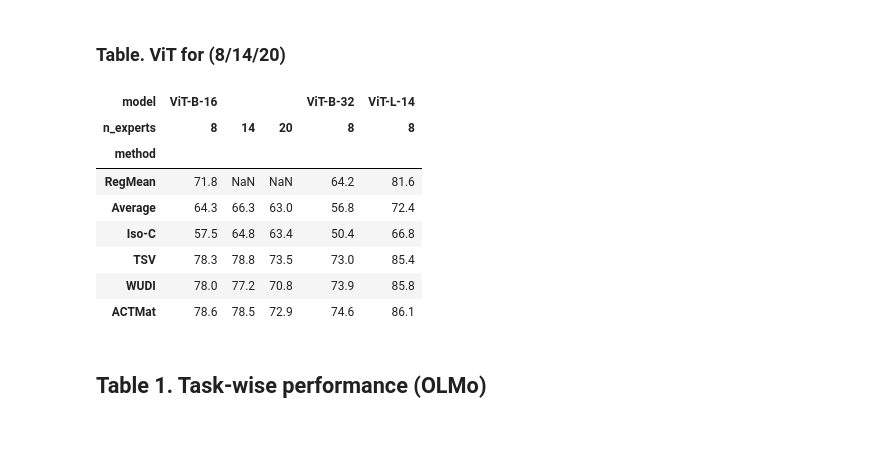
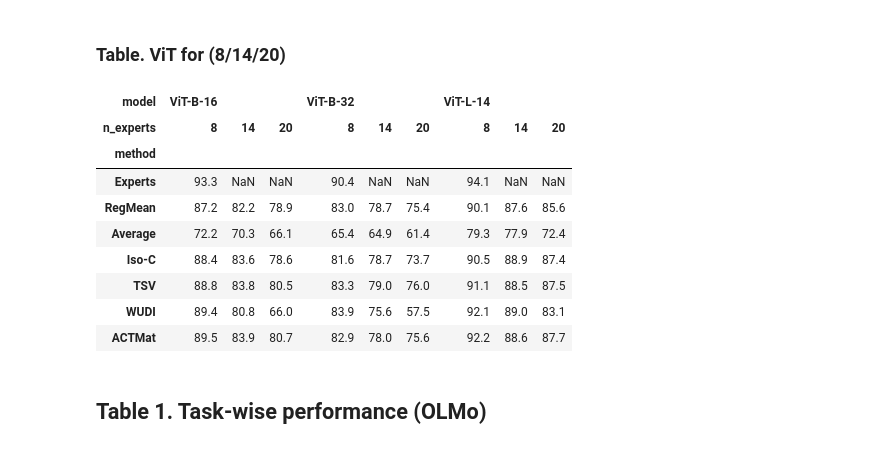
Before and after one commit to marawangamal/actmat, a Jupyter notebook: scripts/analysis.ipynb, the cells around one changed output. Cells and saved outputs as stored; diff of their text form; code cells hidden in the pictures.

```diff
--- a/scripts/analysis.ipynb
+++ b/scripts/analysis.ipynb
@@ -289,7 +289,7 @@ import seaborn as sns
 methods = [
     # Baselines
     # "zeroshot",
-    # "experts",
+    "experts",
     "fisher",
     "ties",
     # "dare",
@@ -548,7 +549,7 @@ model_to_model = {
 
 method_to_method = {
     # "zeroshot": "Zeroshot",
-    # "experts": "Experts",
+    "experts": "Experts",
     "regmean": "RegMean",
     # "fisher": "Fisher",
     # "sum04": "TA ($\\alpha=0.4$)",
@@ -600,43 +601,44 @@ df = pd.DataFrame(rows)
 # %%
 # Display all methods
 # filter (lora only)
 def format_column(col):
     ranks = col.rank(method="min", ascending=False)
     out = col.map(lambda v: f"{v:0.1f}")
     out = out.where(ranks != 1, out.map(lambda s: f"\\textbf{{{s}}}"))
     # out = out.where(ranks != 2, out.map(lambda s: f"\\underline{{{s}}}"))
     return out
 
 
 # Display all methods
 dfp = df[df["model"] != "Olmo-3-7b"]
-dfp = dfp[dfp["finetuning_mode"] == "lora"]
+dfp = dfp[dfp["finetuning_mode"] == "fft"]
 dfp = dfp.pivot(index="method", columns=["model", "n_experts"], values="acc")
 dfp = (dfp * 100).round(1)
 dfp = dfp.reindex([k for k in method_to_method.values()])
 
 # Optional: sort the column MultiIndex so it displays cleanly
 dfp = dfp.sort_index(axis=1, level=[0, 1])
 
 # Optional: name the header rows so they show up as labels
 dfp.columns.names = ["model", "n_experts"]
 
 # Latex:
 # dfp = dfp.apply(format_column, axis=0)
 # print(dfp.to_latex(float_format="{:0.1f}".format))
 
 # # Df:
 dfp
 # %% [output]
-| model | ViT-B-16 |  |  | ViT-B-32 | ViT-L-14 |
-| n_experts | 8 | 14 | 20 | 8 | 8 |
-| method |  |  |  |  |  |
-| RegMean | 71.8 | NaN | NaN | 64.2 | 81.6 |
-| Average | 64.3 | 66.3 | 63.0 | 56.8 | 72.4 |
-| Iso-C | 57.5 | 64.8 | 63.4 | 50.4 | 66.8 |
-| TSV | 78.3 | 78.8 | 73.5 | 73.0 | 85.4 |
-| WUDI | 78.0 | 77.2 | 70.8 | 73.9 | 85.8 |
-| ACTMat | 78.6 | 78.5 | 72.9 | 74.6 | 86.1 |
+| model | ViT-B-16 |  |  | ViT-B-32 |  |  | ViT-L-14 |  |  |
+| n_experts | 8 | 14 | 20 | 8 | 14 | 20 | 8 | 14 | 20 |
+| method |  |  |  |  |  |  |  |  |  |
+| Experts | 93.3 | NaN | NaN | 90.4 | NaN | NaN | 94.1 | NaN | NaN |
+| RegMean | 87.2 | 82.2 | 78.9 | 83.0 | 78.7 | 75.4 | 90.1 | 87.6 | 85.6 |
+| Average | 72.2 | 70.3 | 66.1 | 65.4 | 64.9 | 61.4 | 79.3 | 77.9 | 72.4 |
+| Iso-C | 88.4 | 83.6 | 78.6 | 81.6 | 78.7 | 73.7 | 90.5 | 88.9 | 87.4 |
+| TSV | 88.8 | 83.8 | 80.5 | 83.3 | 79.0 | 76.0 | 91.1 | 88.5 | 87.5 |
+| WUDI | 89.4 | 80.8 | 66.0 | 83.9 | 75.6 | 57.5 | 92.1 | 89.0 | 83.1 |
+| ACTMat | 89.5 | 83.9 | 80.7 | 82.9 | 78.0 | 75.6 | 92.2 | 88.6 | 87.7 |
 # %% [markdown]
 ## Table 1. Task-wise performance (OLMo)
 # %%
```
Also changed, not shown: parts of 3 cells of this notebook, 28 other files.
